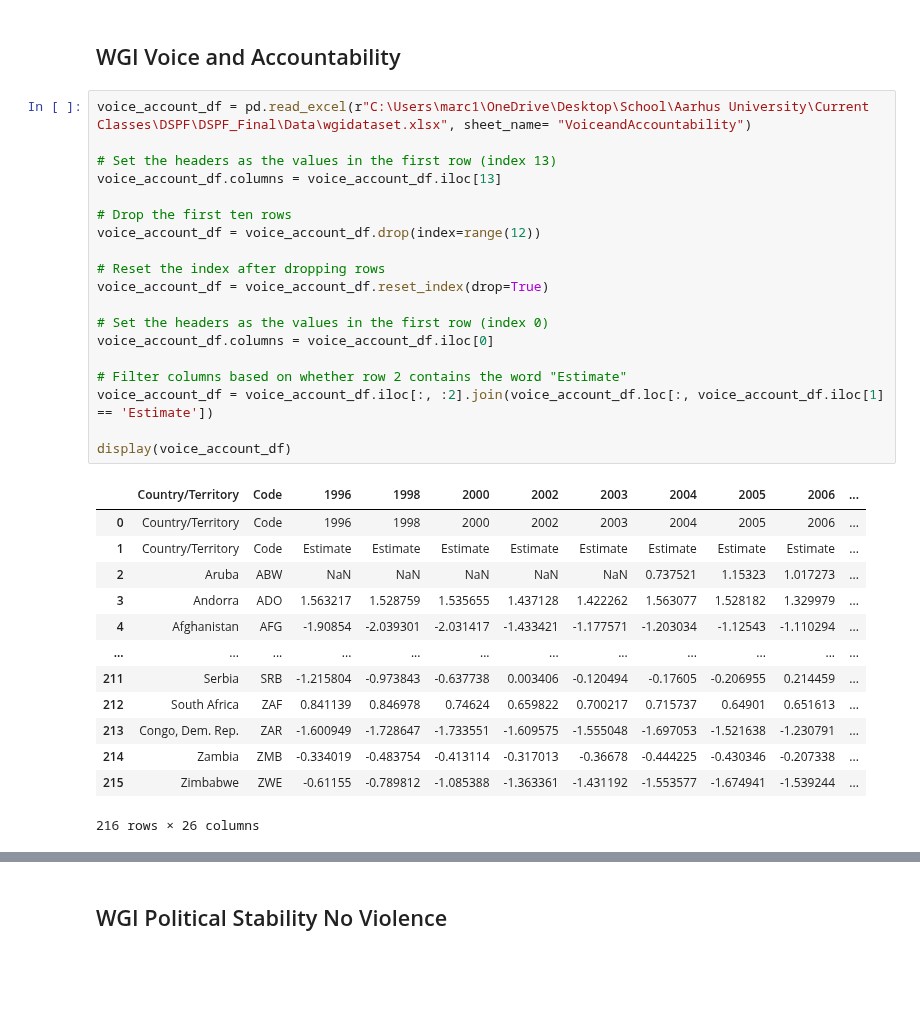
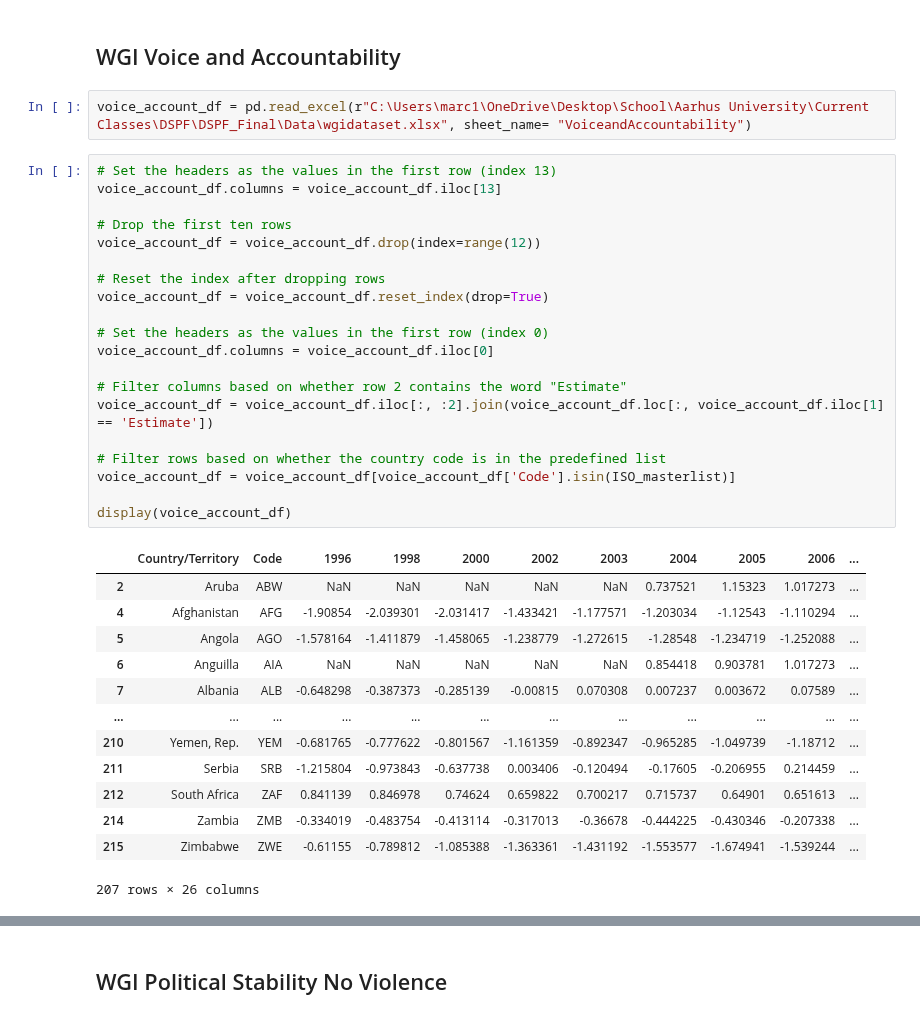
Before and after one commit to marcbarc19/DataScienceExam, a Jupyter notebook: predictor_cleaning.ipynb, the cells around one changed output, grey strips where cells are left out. Cells and saved outputs as stored; diff of their text form; blank space fills up the shorter version.

Commit message:
marc 15/5

```diff
--- a/predictor_cleaning.ipynb
+++ b/predictor_cleaning.ipynb
@@ -120,39 +120,42 @@ display(consize_df)
 13330 rows × 4 columns
 # %% [markdown]
 ## WGI Voice and Accountability
+# %%
+voice_account_df = pd.read_excel(r"C:\Users\marc1\OneDrive\Desktop\School\Aarhus University\Current Classes\DSPF\DSPF_Final\Data\wgidataset.xlsx", sheet_name= "VoiceandAccountability")
 # %%
-voice_account_df = pd.read_excel(r"C:\Users\marc1\OneDrive\Desktop\School\Aarhus University\Current Classes\DSPF\DSPF_Final\Data\wgidataset.xlsx", sheet_name= "VoiceandAccountability")
-
 # Set the headers as the values in the first row (index 13)
 voice_account_df.columns = voice_account_df.iloc[13]
 
 # Drop the first ten rows
 voice_account_df = voice_account_df.drop(index=range(12))
 
 # Reset the index after dropping rows
 voice_account_df = voice_account_df.reset_index(drop=True)
 
 # Set the headers as the values in the first row (index 0)
 voice_account_df.columns = voice_account_df.iloc[0]
 
 # Filter columns based on whether row 2 contains the word "Estimate"
 voice_account_df = voice_account_df.iloc[:, :2].join(voice_account_df.loc[:, voice_account_df.iloc[1] == 'Estimate'])
 
+# Filter rows based on whether the country code is in the predefined list
+voice_account_df = voice_account_df[voice_account_df['Code'].isin(ISO_masterlist)]
+
 display(voice_account_df)
 # %% [output]
 |  | Country/Territory | Code | 1996 | 1998 | 2000 | 2002 | 2003 | 2004 | 2005 | 2006 | ... |
-| 0 | Country/Territory | Code | 1996 | 1998 | 2000 | 2002 | 2003 | 2004 | 2005 | 2006 | ... |
-| 1 | Country/Territory | Code | Estimate | Estimate | Estimate | Estimate | Estimate | Estimate | Estimate | Estimate | ... |
 | 2 | Aruba | ABW | NaN | NaN | NaN | NaN | NaN | 0.737521 | 1.15323 | 1.017273 | ... |
-| 3 | Andorra | ADO | 1.563217 | 1.528759 | 1.535655 | 1.437128 | 1.422262 | 1.563077 | 1.528182 | 1.329979 | ... |
 | 4 | Afghanistan | AFG | -1.90854 | -2.039301 | -2.031417 | -1.433421 | -1.177571 | -1.203034 | -1.12543 | -1.110294 | ... |
+| 5 | Angola | AGO | -1.578164 | -1.411879 | -1.458065 | -1.238779 | -1.272615 | -1.28548 | -1.234719 | -1.252088 | ... |
+| 6 | Anguilla | AIA | NaN | NaN | NaN | NaN | NaN | 0.854418 | 0.903781 | 1.017273 | ... |
+| 7 | Albania | ALB | -0.648298 | -0.387373 | -0.285139 | -0.00815 | 0.070308 | 0.007237 | 0.003672 | 0.07589 | ... |
 | ... | ... | ... | ... | ... | ... | ... | ... | ... | ... | ... | ... |
+| 210 | Yemen, Rep. | YEM | -0.681765 | -0.777622 | -0.801567 | -1.161359 | -0.892347 | -0.965285 | -1.049739 | -1.18712 | ... |
 | 211 | Serbia | SRB | -1.215804 | -0.973843 | -0.637738 | 0.003406 | -0.120494 | -0.17605 | -0.206955 | 0.214459 | ... |
 | 212 | South Africa | ZAF | 0.841139 | 0.846978 | 0.74624 | 0.659822 | 0.700217 | 0.715737 | 0.64901 | 0.651613 | ... |
-| 213 | Congo, Dem. Rep. | ZAR | -1.600949 | -1.728647 | -1.733551 | -1.609575 | -1.555048 | -1.697053 | -1.521638 | -1.230791 | ... |
 | 214 | Zambia | ZMB | -0.334019 | -0.483754 | -0.413114 | -0.317013 | -0.36678 | -0.444225 | -0.430346 | -0.207338 | ... |
 | 215 | Zimbabwe | ZWE | -0.61155 | -0.789812 | -1.085388 | -1.363361 | -1.431192 | -1.553577 | -1.674941 | -1.539244 | ... |
-216 rows × 26 columns
+207 rows × 26 columns
 # %%
 # Melt the DataFrame to transform the years into a single column
 VA_df = pd.melt(voice_account_df, id_vars=['Country/Territory', 'Code'],
```
Also changed, not shown: parts of 30 cells of this notebook, 2 other files.
